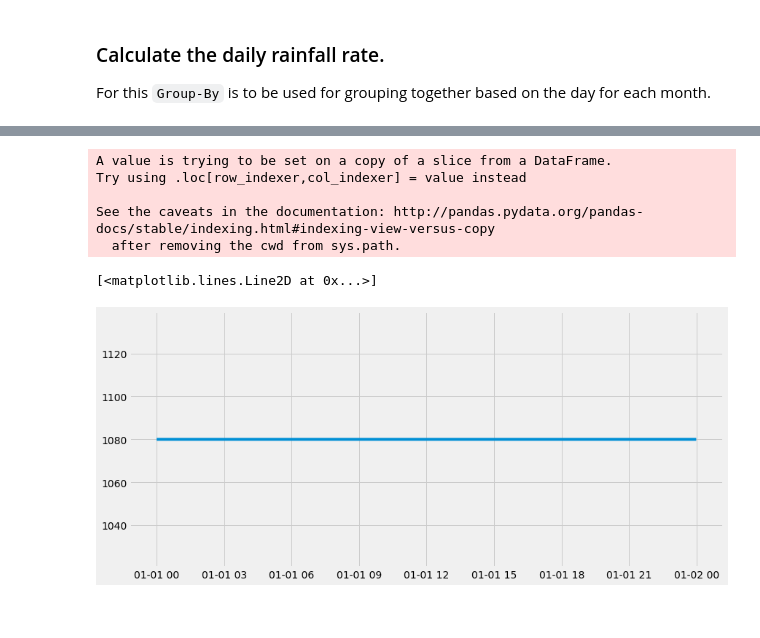
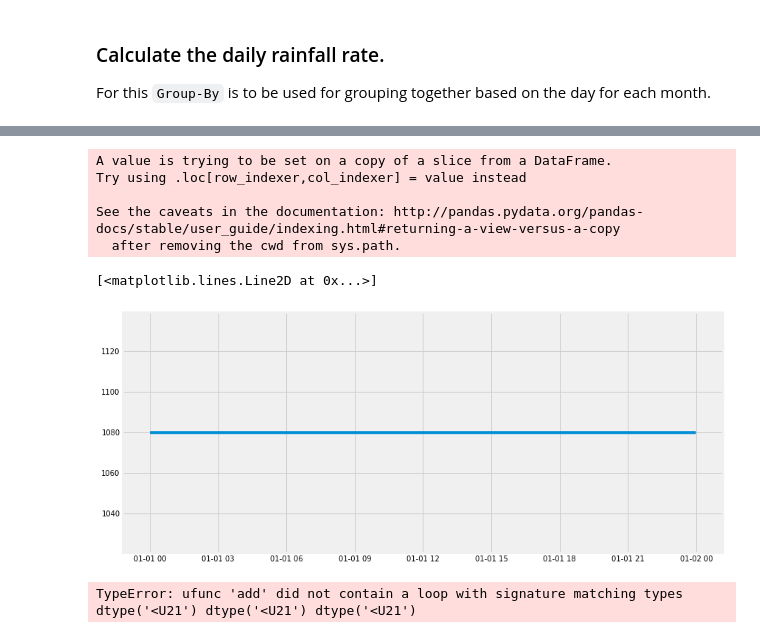
Before and after one commit to dsaharia/PRAT-Rainfall, a Jupyter notebook: imager-rainfall/Singapore_2010.ipynb, the cells around one changed output, grey strips where cells are left out. Saved outputs shown, nothing was run; the diff lists cells and outputs as text; code cells hidden in the pictures.

```diff
--- a/imager-rainfall/Singapore_2010.ipynb
+++ b/imager-rainfall/Singapore_2010.ipynb
@@ -59,14 +75,18 @@ Text(0, 0.5, 'Rainfall Rate')
 # %%
 # Experimental code for making timestamp x-axis
-g = dataframe.groupby([dataframe.index.month, dataframe.index.day])
+g = rainfall_df.groupby([rainfall_df.index.month, rainfall_df.index.day])
 january = g.get_group((1,1))
 january['rate'] = january['rainfall_rate'].sum()
 plt.plot(january.index, january['rate'])
 # %% [output]
 A value is trying to be set on a copy of a slice from a DataFrame.
 Try using .loc[row_indexer,col_indexer] = value instead
 
-See the caveats in the documentation: http://pandas.pydata.org/pandas-docs/stable/indexing.html#indexing-view-versus-copy
+See the caveats in the documentation: http://pandas.pydata.org/pandas-docs/stable/user_guide/indexing.html#returning-a-view-versus-a-copy
   after removing the cwd from sys.path.
 [<matplotlib.lines.Line2D at 0x...>]
-[figure, old version]
+[figure, new version]
+# %%
+rainfall_df['rainfall_rate'] + '' + rainfall_df.index.astype(str)
+# %% [output]
+TypeError: ufunc 'add' did not contain a loop with signature matching types dtype('<U21') dtype('<U21') dtype('<U21')
```
Also changed, not shown: parts of 8 cells of this notebook.
